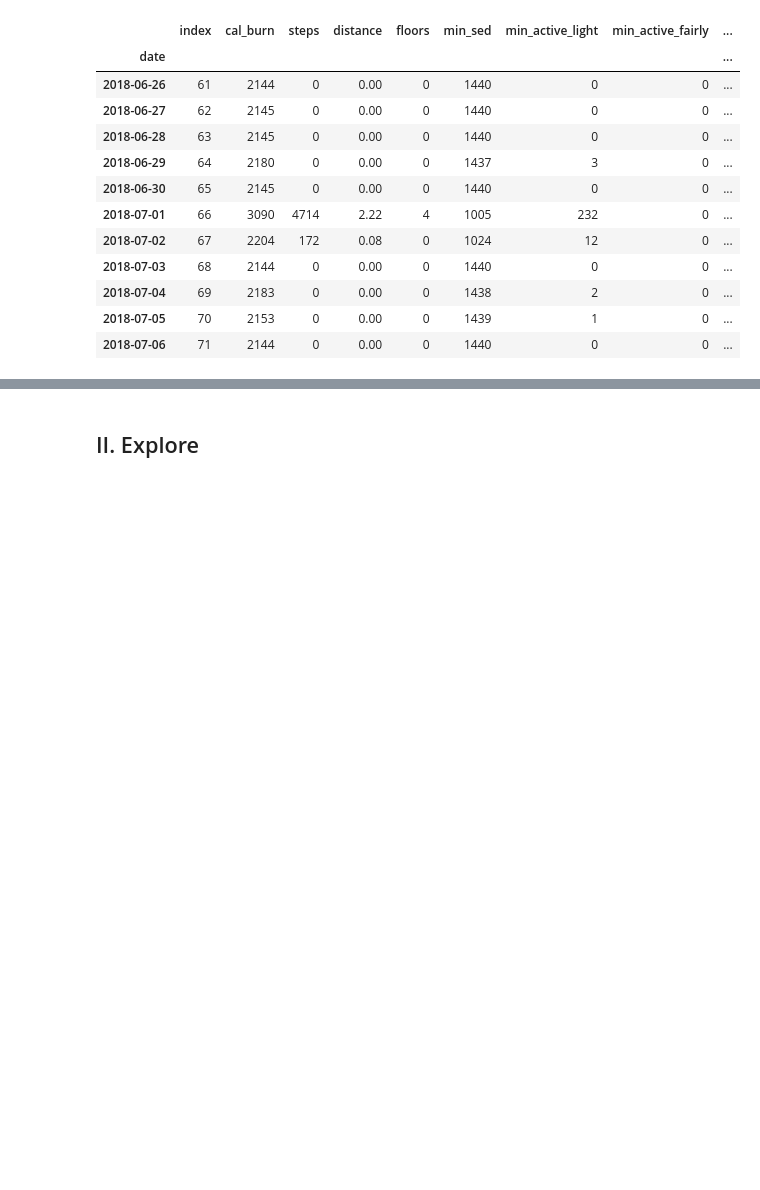
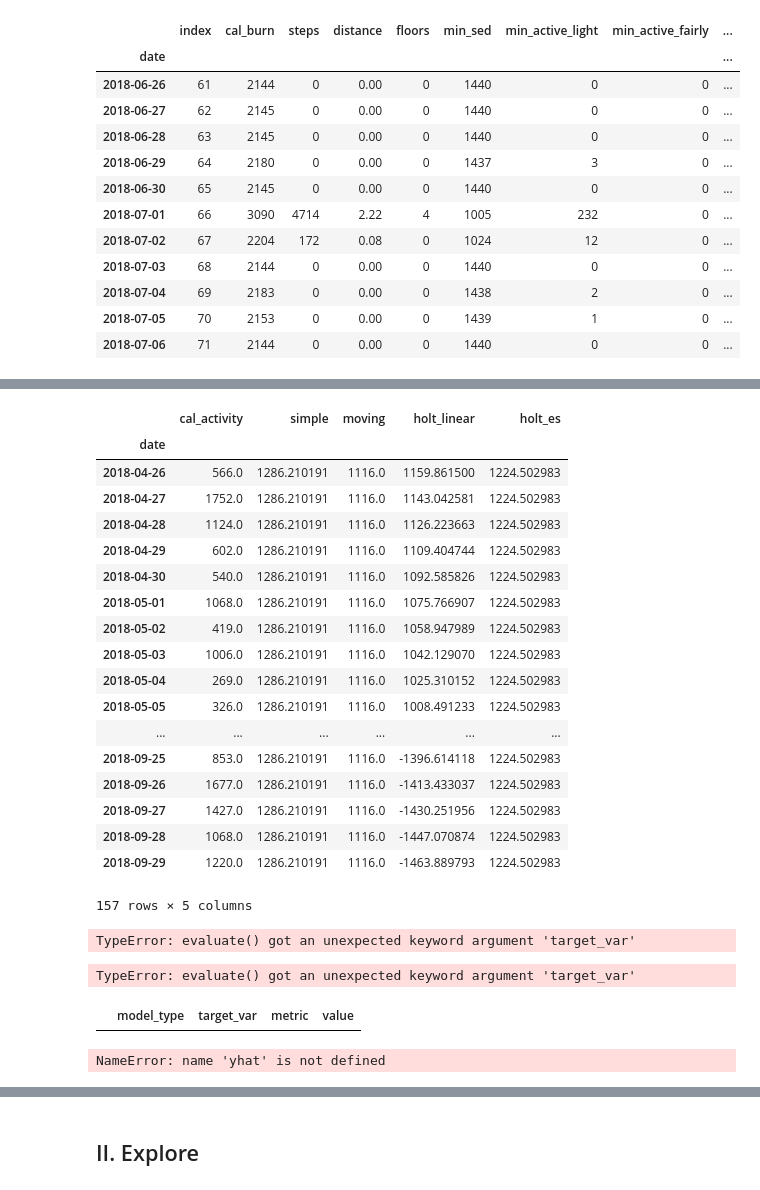
Before and after one commit to BlancoRD/Fitbit-Time-Series, a Jupyter notebook: setup.ipynb, the cells around one changed output, grey strips where cells are left out. Drawn from its saved outputs; the diff is of its cells as text; code cells hidden in the pictures; blank space fills up the shorter version.

```diff
--- a/setup.ipynb
+++ b/setup.ipynb
@@ -266,0 +299,30 @@ train.drop(columns="index",inplace=True)
+# %%
+predictions["simple"] = simple_ca
+# %%
+predictions["moving"] = moving_ca
+# %%
+predictions["holt_linear"] = holt_ca_yhat.ravel()
+# %%
+predictions["holt_es"] = holtes_ca_yhat.ravel()
+# %%
+predictions
+# %% [output]
+|  | cal_activity | simple | moving | holt_linear | holt_es |
+| date |  |  |  |  |  |
+| 2018-04-26 | 566.0 | 1286.210191 | 1116.0 | 1159.861500 | 1224.502983 |
+| 2018-04-27 | 1752.0 | 1286.210191 | 1116.0 | 1143.042581 | 1224.502983 |
+| 2018-04-28 | 1124.0 | 1286.210191 | 1116.0 | 1126.223663 | 1224.502983 |
+| 2018-04-29 | 602.0 | 1286.210191 | 1116.0 | 1109.404744 | 1224.502983 |
+| 2018-04-30 | 540.0 | 1286.210191 | 1116.0 | 1092.585826 | 1224.502983 |
+| 2018-05-01 | 1068.0 | 1286.210191 | 1116.0 | 1075.766907 | 1224.502983 |
+| 2018-05-02 | 419.0 | 1286.210191 | 1116.0 | 1058.947989 | 1224.502983 |
+| 2018-05-03 | 1006.0 | 1286.210191 | 1116.0 | 1042.129070 | 1224.502983 |
+| 2018-05-04 | 269.0 | 1286.210191 | 1116.0 | 1025.310152 | 1224.502983 |
+| 2018-05-05 | 326.0 | 1286.210191 | 1116.0 | 1008.491233 | 1224.502983 |
+| ... | ... | ... | ... | ... | ... |
+| 2018-09-25 | 853.0 | 1286.210191 | 1116.0 | -1396.614118 | 1224.502983 |
+| 2018-09-26 | 1677.0 | 1286.210191 | 1116.0 | -1413.433037 | 1224.502983 |
+| 2018-09-27 | 1427.0 | 1286.210191 | 1116.0 | -1430.251956 | 1224.502983 |
+| 2018-09-28 | 1068.0 | 1286.210191 | 1116.0 | -1447.070874 | 1224.502983 |
+| 2018-09-29 | 1220.0 | 1286.210191 | 1116.0 | -1463.889793 | 1224.502983 |
+157 rows × 5 columns
@@ -266,0 +334,8 @@ train.drop(columns="index",inplace=True)
+# %%
+yhat = pd.DataFrame(test[target_vars])
+
+for var in target_vars:
+    yhat[var] = train[var].mean()
+#     eval_df = append_eval_df('simple_avg', target_vars, train = train, test = test)
+# %% [output]
+TypeError: evaluate() got an unexpected keyword argument 'target_var'
@@ -266,0 +349,9 @@ train.drop(columns="index",inplace=True)
+# %%
+simple_avg()
+# %% [output]
+TypeError: evaluate() got an unexpected keyword argument 'target_var'
+# %%
+eval_df = pd.DataFrame(columns=['model_type', 'target_var', 'metric', 'value'])
+eval_df
+# %% [output]
+|  | model_type | target_var | metric | value |
@@ -266,0 +368,4 @@ train.drop(columns="index",inplace=True)
+# %%
+evaluate(target_vars,train,test)
+# %% [output]
+NameError: name 'yhat' is not defined
```
Also changed, not shown: parts of 44 cells of this notebook.
